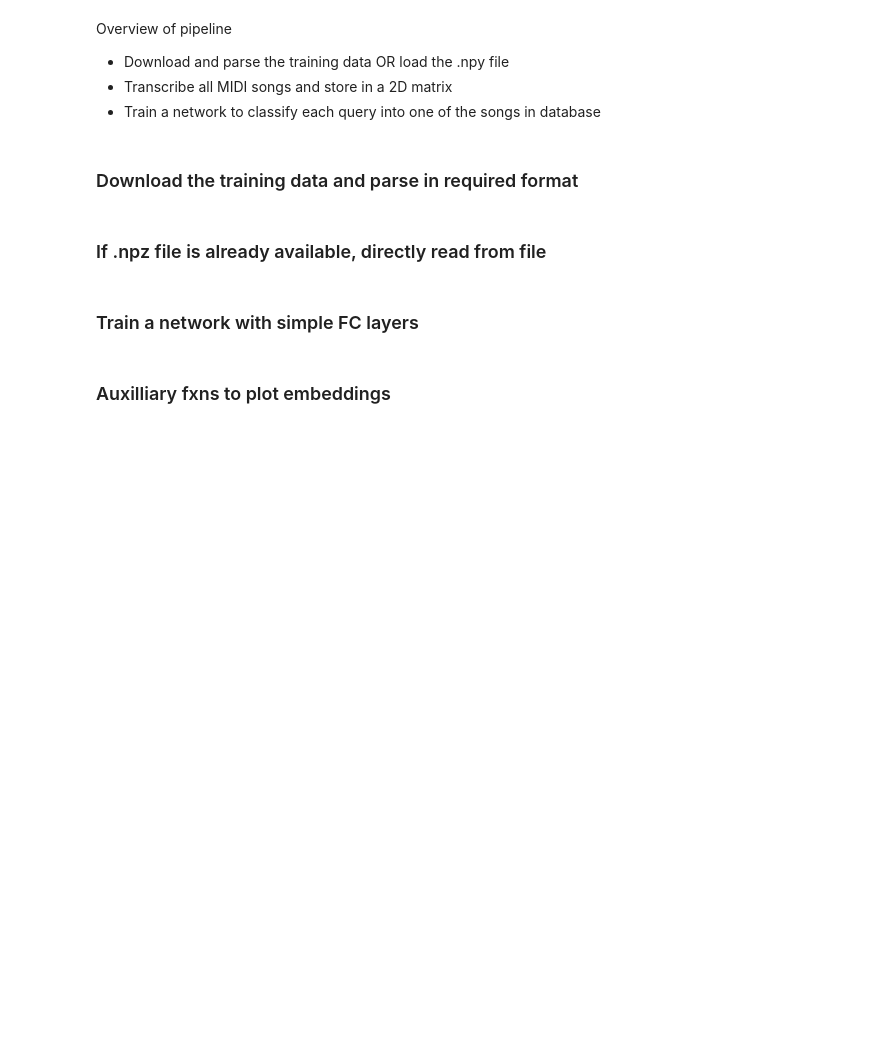
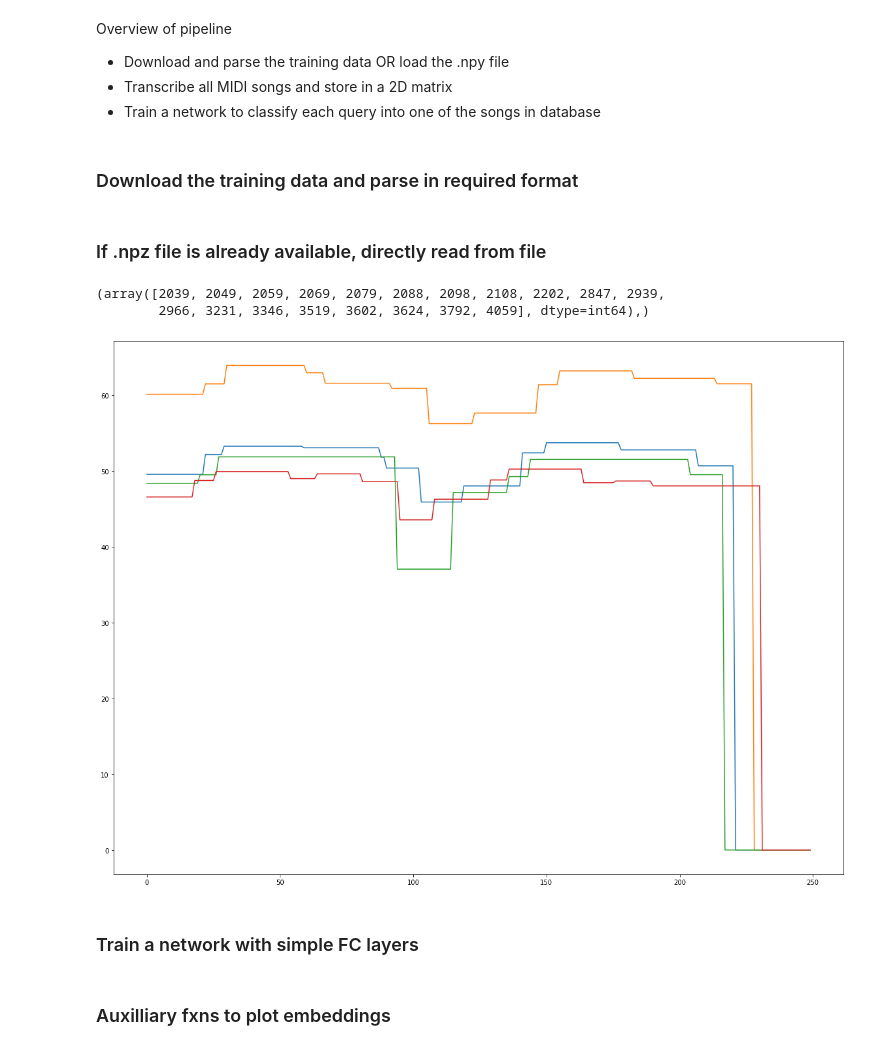
Before and after one commit to srnjn/qbh, a Jupyter notebook: main_pytorch.ipynb, the cells around one changed output. Saved outputs shown, nothing was run; the diff lists cells and outputs as text; code cells hidden in the pictures; blank space fills up the shorter version.

```diff
--- a/main_pytorch.ipynb
+++ b/main_pytorch.ipynb
@@ -176,3 +179,16 @@ plt.show()
+# %%
+np.where(db_y == 1)
+# %% [output]
+(array([2039, 2049, 2059, 2069, 2079, 2088, 2098, 2108, 2202, 2847, 2939,
+        2966, 3231, 3346, 3519, 3602, 3624, 3792, 4059], dtype=int64),)
+# %%
+plt.plot(db_x[2039])
+plt.plot(db_x[2049])
+plt.plot(db_x[2059])
+plt.plot(db_x[2069])
+plt.show()
+# %% [output]
+[figure, added]
 # %%
 print(db_x.shape)
 print(db_y.shape)
```
Also changed, not shown: parts of 11 cells of this notebook.
